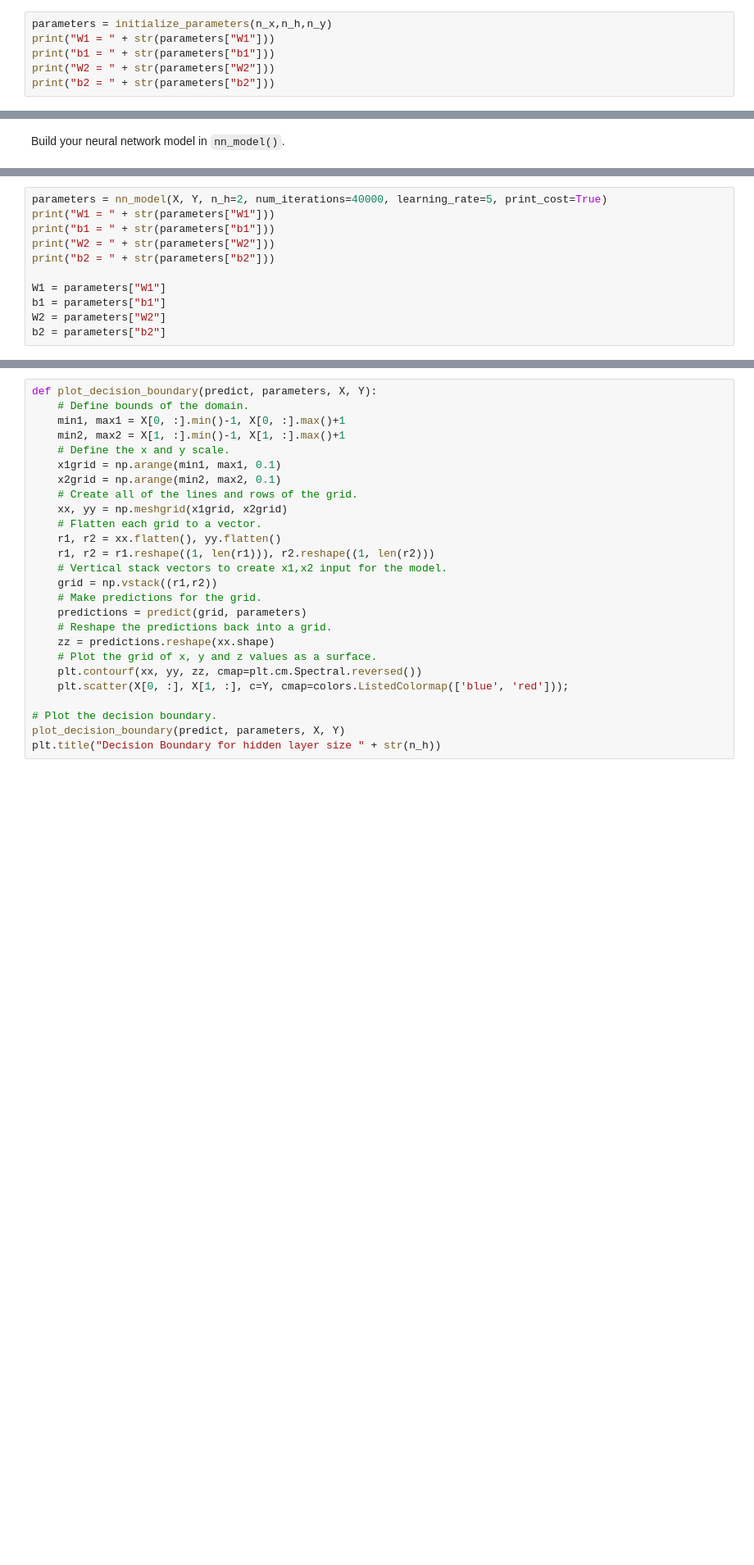
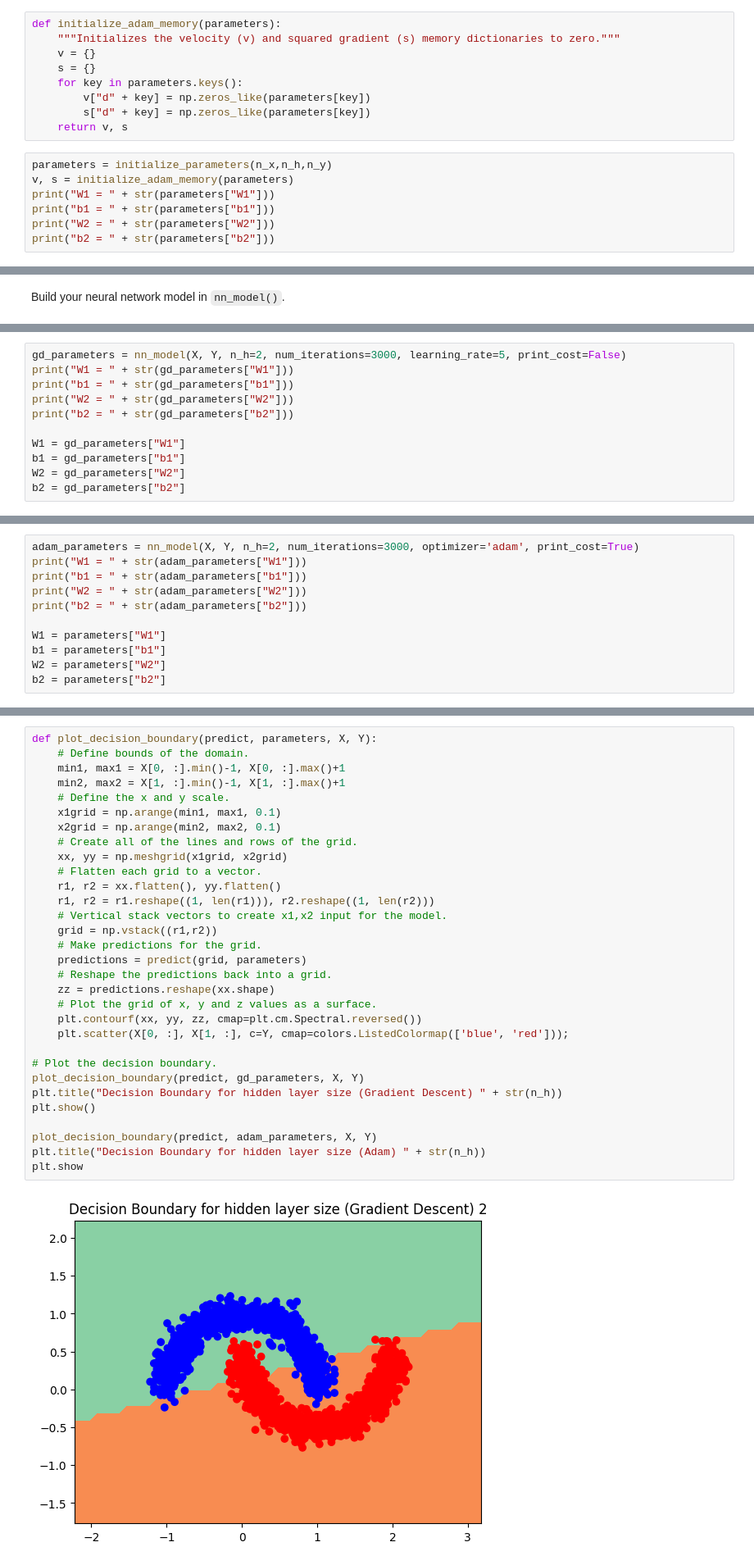
Before and after one commit to johnriskquant/math-for-ml-data-science-notes, a Jupyter notebook: calculus/2_layer_nn_impl.ipynb, the cells around one changed output, grey strips where cells are left out. Shown at 82% size. Drawn from its saved outputs; the diff is of its cells as text; blank space fills up the shorter version.

```diff
--- a/calculus/2_layer_nn_impl.ipynb
+++ b/calculus/2_layer_nn_impl.ipynb
@@ -102,8 +102,18 @@ def initialize_parameters(n_x:int, n_h:int,n_y:int) ->dict:
                   "W2": W2,
                   "b2": b2}
     return parameters
+# %%
+def initialize_adam_memory(parameters):
+    """Initializes the velocity (v) and squared gradient (s) memory dictionaries to zero."""
+    v = {}
+    s = {}
+    for key in parameters.keys():
+        v["d" + key] = np.zeros_like(parameters[key])
+        s["d" + key] = np.zeros_like(parameters[key])
+    return v, s
 # %%
 parameters = initialize_parameters(n_x,n_h,n_y)
+v, s = initialize_adam_memory(parameters)
 print("W1 = " + str(parameters["W1"]))
 print("b1 = " + str(parameters["b1"]))
 print("W2 = " + str(parameters["W2"]))
@@ -380,3 +399,14 @@ def nn_model(X, Y, n_h, num_iterations=10, learning_rate=1.2, print_cost=False):
             print ("Cost after iteration %i: %f" %(i, cost))
 
     return parameters
+# %%
+gd_parameters = nn_model(X, Y, n_h=2, num_iterations=3000, learning_rate=5, print_cost=False)
+print("W1 = " + str(gd_parameters["W1"]))
+print("b1 = " + str(gd_parameters["b1"]))
+print("W2 = " + str(gd_parameters["W2"]))
+print("b2 = " + str(gd_parameters["b2"]))
+
+W1 = gd_parameters["W1"]
+b1 = gd_parameters["b1"]
+W2 = gd_parameters["W2"]
+b2 = gd_parameters["b2"]
@@ -383,9 +420,9 @@ def nn_model(X, Y, n_h, num_iterations=10, learning_rate=1.2, print_cost=False):
 # %%
-parameters = nn_model(X, Y, n_h=2, num_iterations=40000, learning_rate=5, print_cost=True)
-print("W1 = " + str(parameters["W1"]))
-print("b1 = " + str(parameters["b1"]))
-print("W2 = " + str(parameters["W2"]))
-print("b2 = " + str(parameters["b2"]))
+adam_parameters = nn_model(X, Y, n_h=2, num_iterations=3000, optimizer='adam', print_cost=True)
+print("W1 = " + str(adam_parameters["W1"]))
+print("b1 = " + str(adam_parameters["b1"]))
+print("W2 = " + str(adam_parameters["W2"]))
+print("b2 = " + str(adam_parameters["b2"]))
 
 W1 = parameters["W1"]
 b1 = parameters["b1"]
@@ -413,27 +468,33 @@ def predict(X, parameters):
 # %%
 def plot_decision_boundary(predict, parameters, X, Y):
     # Define bounds of the domain.
     min1, max1 = X[0, :].min()-1, X[0, :].max()+1
     min2, max2 = X[1, :].min()-1, X[1, :].max()+1
     # Define the x and y scale.
     x1grid = np.arange(min1, max1, 0.1)
     x2grid = np.arange(min2, max2, 0.1)
     # Create all of the lines and rows of the grid.
     xx, yy = np.meshgrid(x1grid, x2grid)
     # Flatten each grid to a vector.
     r1, r2 = xx.flatten(), yy.flatten()
     r1, r2 = r1.reshape((1, len(r1))), r2.reshape((1, len(r2)))
     # Vertical stack vectors to create x1,x2 input for the model.
     grid = np.vstack((r1,r2))
     # Make predictions for the grid.
     predictions = predict(grid, parameters)
     # Reshape the predictions back into a grid.
     zz = predictions.reshape(xx.shape)
     # Plot the grid of x, y and z values as a surface.
     plt.contourf(xx, yy, zz, cmap=plt.cm.Spectral.reversed())
     plt.scatter(X[0, :], X[1, :], c=Y, cmap=colors.ListedColormap(['blue', 'red']));
 
 # Plot the decision boundary.
-plot_decision_boundary(predict, parameters, X, Y)
-plt.title("Decision Boundary for hidden layer size " + str(n_h))
+plot_decision_boundary(predict, gd_parameters, X, Y)
+plt.title("Decision Boundary for hidden layer size (Gradient Descent) " + str(n_h))
+plt.show()
+
+plot_decision_boundary(predict, adam_parameters, X, Y)
+plt.title("Decision Boundary for hidden layer size (Adam) " + str(n_h))
+plt.show
 # %% [output]
+[figure, new version]
```
Also changed, not shown: parts of 8 cells of this notebook.
